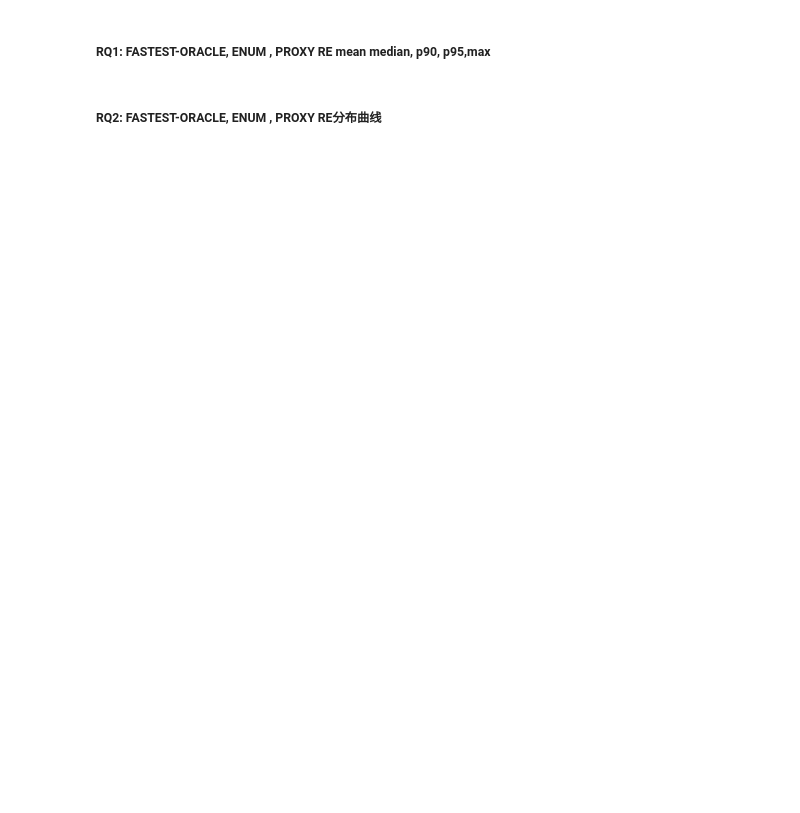
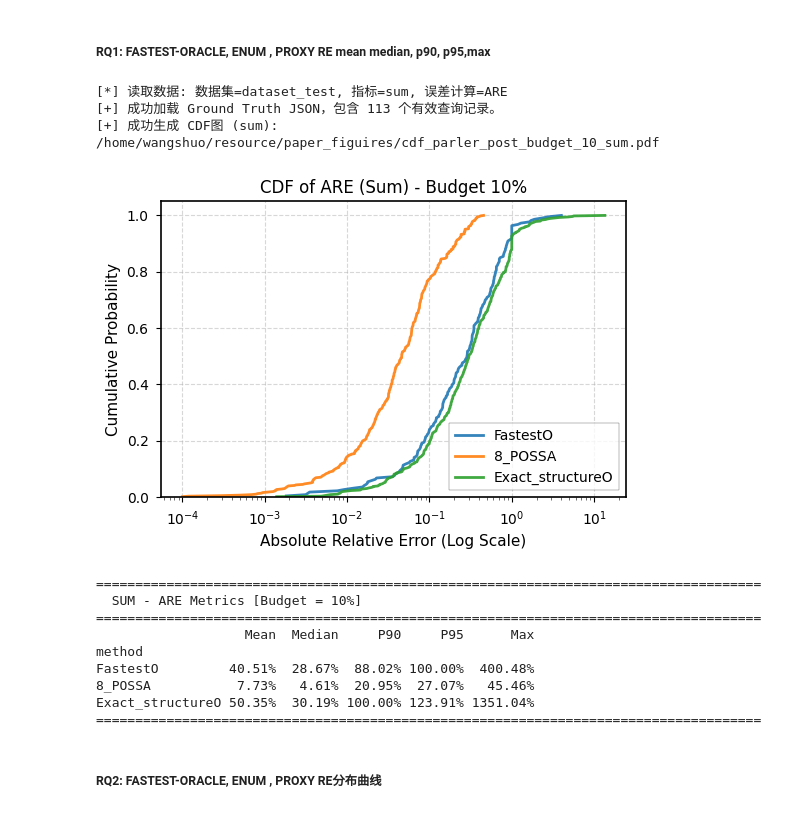
Before and after one commit to wsber/MLGAQP, a Jupyter notebook: pythonProject/src/RQs/RQ1&RQ2.ipynb, the cells around one changed output. Cells and saved outputs as stored; diff of their text form; code cells hidden in the pictures; blank space fills up the shorter version.

```diff
--- a/pythonProject/src/RQs/RQ1&RQ2.ipynb
+++ b/pythonProject/src/RQs/RQ1&RQ2.ipynb
@@ -29,11 +29,11 @@ plt.rcParams.update({
 })
 
 
-parent_data = 'amazon_data'
-dataset_name = 'amazon_extend'
-# parent_data = 'parler_data'
-# dataset_name = 'dataset_test'
-AGG_TYPE = 'avg'
+# parent_data = 'amazon_data'
+# dataset_name = 'amazon_extend'
+parent_data = 'parler_data'
+dataset_name = 'dataset_test'
+AGG_TYPE = 'sum'
 main_dataset = 'parler'
 main_predicate_obj = 'post'
 
@@ -45,8 +45,8 @@ path_alloc = os.path.join(base_dir, f"allocation_strategy_comparison_{AGG_TYPE}.
 path_exact = os.path.join(base_dir, f"Exact_structureO_budget_curve_{AGG_TYPE}.csv")
 
 
-path_gt = os.path.join(f'/home/wangshuo/resource/datasets/{parent_data}/{dataset_name}/results', f"T_true_ML3_oracle2_probability_ML2_oracle1_probability_{AGG_TYPE}.json")
-# path_gt = os.path.join(f'/home/wangshuo/resource/datasets/{parent_data}/{dataset_name}/results', f"T_true_ML1_oracle2_probability_ML2_oracle2_probability_{AGG_TYPE}.json")
+# path_gt = os.path.join(f'/home/wangshuo/resource/datasets/{parent_data}/{dataset_name}/results', f"T_true_ML3_oracle2_probability_ML2_oracle1_probability_{AGG_TYPE}.json")
+path_gt = os.path.join(f'/home/wangshuo/resource/datasets/{parent_data}/{dataset_name}/results', f"T_true_ML1_oracle2_probability_ML2_oracle2_probability_{AGG_TYPE}.json")
 
 out_dir = os.path.join("/home/wangshuo/resource", "paper_figuires")
 os.makedirs(out_dir, exist_ok=True)
@@ -179,33 +179,47 @@ for budget in PLOTTING_BUDGETS:
     elif X_LIMIT_LINEAR:
         ax.set_xlim(0, X_LIMIT_LINEAR)
 
 
     fig.tight_layout()
 
     out_pdf_path = os.path.join(out_dir, f"cdf_{main_dataset}_{main_predicate_obj}_budget_{int(budget*100)}_{AGG_TYPE}.pdf")
     fig.savefig(out_pdf_path, format='pdf', bbox_inches='tight', dpi=300)
     print(f"[+] 成功生成 CDF图 ({AGG_TYPE}): {out_pdf_path}")
     plt.show()
     plt.close(fig)
 
     percentiles = [0.9, 0.95]
     agg_funcs = {'Mean': 'mean', 'Median': 'median', 'Max': 'max'}
     for p in percentiles:
         agg_funcs[f"P{int(p*100)}"] = lambda x, q=p: x.quantile(q)
 
     summary_table = subset.groupby('method')[error_col].agg(**agg_funcs)
     existing_order = [m for m in current_methods if m in summary_table.index]
     summary_table = summary_table.loc[existing_order]
     col_order = ['Mean', 'Median'] + [f"P{int(p*100)}" for p in percentiles] + ['Max']
 
     summary_table_percent = summary_table[col_order] * 100
 
     print("="*85)
     print(f"  {AGG_TYPE.upper()} - {ERROR_METRIC} Metrics [Budget = {int(budget*100)}%]")
     print("="*85)
     with pd.option_context('display.max_columns', None, 'display.width', 1000, 'display.float_format', '{:.2f}%'.format):
         print(summary_table_percent)
     print("="*85 + "\n")
+# %% [output]
+[*] 读取数据: 数据集=dataset_test, 指标=sum, 误差计算=ARE
+[+] 成功加载 Ground Truth JSON，包含 113 个有效查询记录。
+[+] 成功生成 CDF图 (sum): /home/wangshuo/resource/paper_figuires/cdf_parler_post_budget_10_sum.pdf
+[figure, added]
+=====================================================================================
+  SUM - ARE Metrics [Budget = 10%]
+=====================================================================================
+                   Mean  Median     P90     P95      Max
+method
+FastestO         40.51%  28.67%  88.02% 100.00%  400.48%
+8_POSSA           7.73%   4.61%  20.95%  27.07%   45.46%
+Exact_structureO 50.35%  30.19% 100.00% 123.91% 1351.04%
+=====================================================================================
 # %% [markdown]
 ##### RQ2: FASTEST-ORACLE, ENUM , PROXY RE分布曲线
 # %%
```
Also changed, not shown: parts of 2 cells of this notebook, 15 other files.
